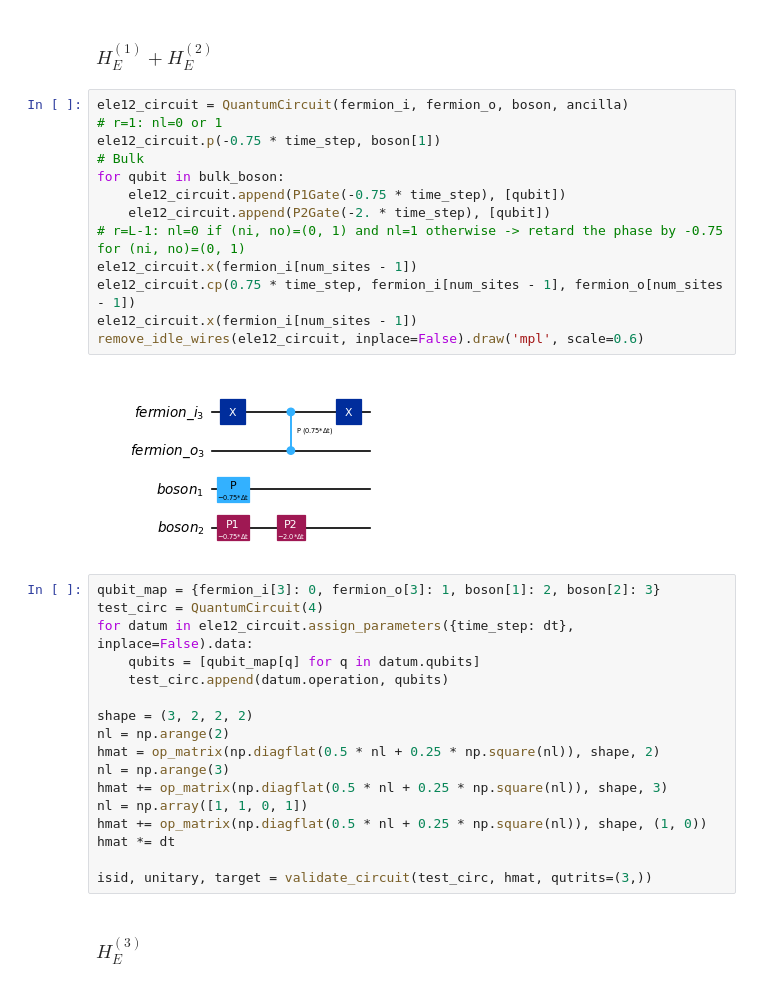
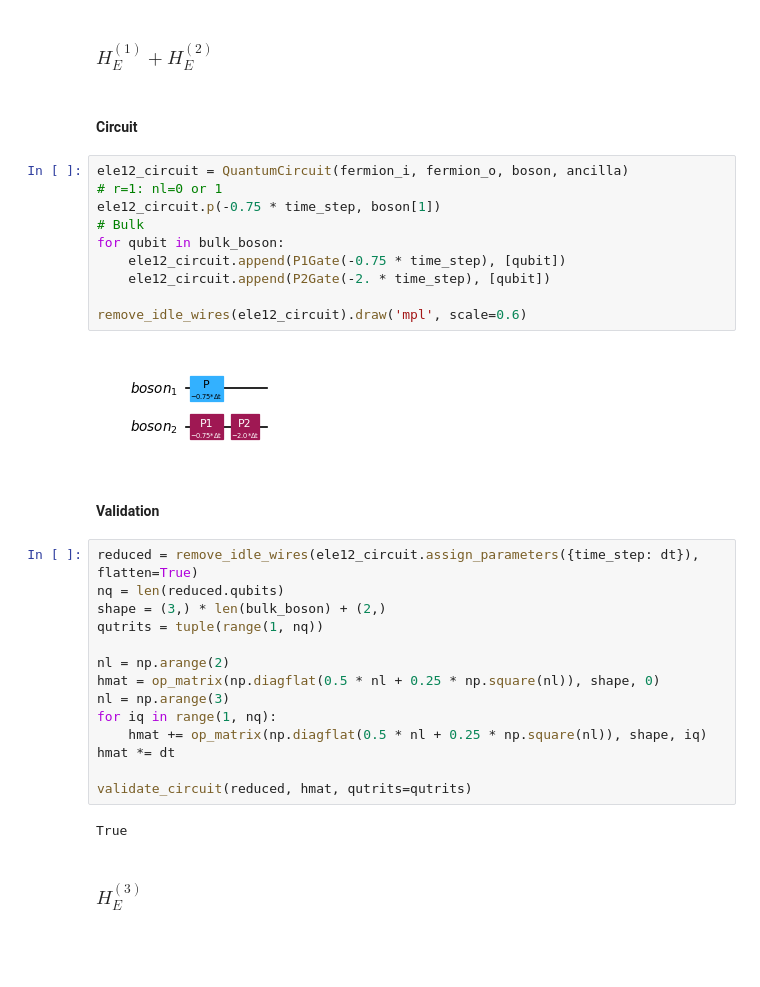
Before and after one commit to yiiyama/lsh-qudit, a Jupyter notebook: full_circuit.ipynb, the cells around one changed output. Drawn from its saved outputs; the diff is of its cells as text; blank space fills up the shorter version.

```diff
--- a/full_circuit.ipynb
+++ b/full_circuit.ipynb
@@ -128,38 +143,38 @@ H_{E}^{(3)} & = \frac{1}{2}\left[n_{l}(r)+\frac{3}{2}\right] n_{o}(r) \left(1-n_
 $$
 # %% [markdown]
 ### $H_E^{(1)} + H_E^{(2)}$
+# %% [markdown]
+#### Circuit
 # %%
 ele12_circuit = QuantumCircuit(fermion_i, fermion_o, boson, ancilla)
 # r=1: nl=0 or 1
 ele12_circuit.p(-0.75 * time_step, boson[1])
 # Bulk
 for qubit in bulk_boson:
     ele12_circuit.append(P1Gate(-0.75 * time_step), [qubit])
     ele12_circuit.append(P2Gate(-2. * time_step), [qubit])
-# r=L-1: nl=0 if (ni, no)=(0, 1) and nl=1 otherwise -> retard the phase by -0.75 for (ni, no)=(0, 1)
-ele12_circuit.x(fermion_i[num_sites - 1])
-ele12_circuit.cp(0.75 * time_step, fermion_i[num_sites - 1], fermion_o[num_sites - 1])
-ele12_circuit.x(fermion_i[num_sites - 1])
-remove_idle_wires(ele12_circuit, inplace=False).draw('mpl', scale=0.6)
+
+remove_idle_wires(ele12_circuit).draw('mpl', scale=0.6)
 # %% [output]
-[figure, old version]
+[figure, new version]
+# %% [markdown]
+#### Validation
 # %%
-qubit_map = {fermion_i[3]: 0, fermion_o[3]: 1, boson[1]: 2, boson[2]: 3}
-test_circ = QuantumCircuit(4)
-for datum in ele12_circuit.assign_parameters({time_step: dt}, inplace=False).data:
-    qubits = [qubit_map[q] for q in datum.qubits]
-    test_circ.append(datum.operation, qubits)
+reduced = remove_idle_wires(ele12_circuit.assign_parameters({time_step: dt}), flatten=True)
+nq = len(reduced.qubits)
+shape = (3,) * len(bulk_boson) + (2,)
+qutrits = tuple(range(1, nq))
 
-shape = (3, 2, 2, 2)
 nl = np.arange(2)
-hmat = op_matrix(np.diagflat(0.5 * nl + 0.25 * np.square(nl)), shape, 2)
+hmat = op_matrix(np.diagflat(0.5 * nl + 0.25 * np.square(nl)), shape, 0)
 nl = np.arange(3)
-hmat += op_matrix(np.diagflat(0.5 * nl + 0.25 * np.square(nl)), shape, 3)
-nl = np.array([1, 1, 0, 1])
-hmat += op_matrix(np.diagflat(0.5 * nl + 0.25 * np.square(nl)), shape, (1, 0))
+for iq in range(1, nq):
+    hmat += op_matrix(np.diagflat(0.5 * nl + 0.25 * np.square(nl)), shape, iq)
 hmat *= dt
 
-isid, unitary, target = validate_circuit(test_circ, hmat, qutrits=(3,))
+validate_circuit(reduced, hmat, qutrits=qutrits)
+# %% [output]
+True
 # %% [markdown]
 ### $H_E^{(3)}$
 # %%
```
Also changed, not shown: parts of 71 cells of this notebook.
